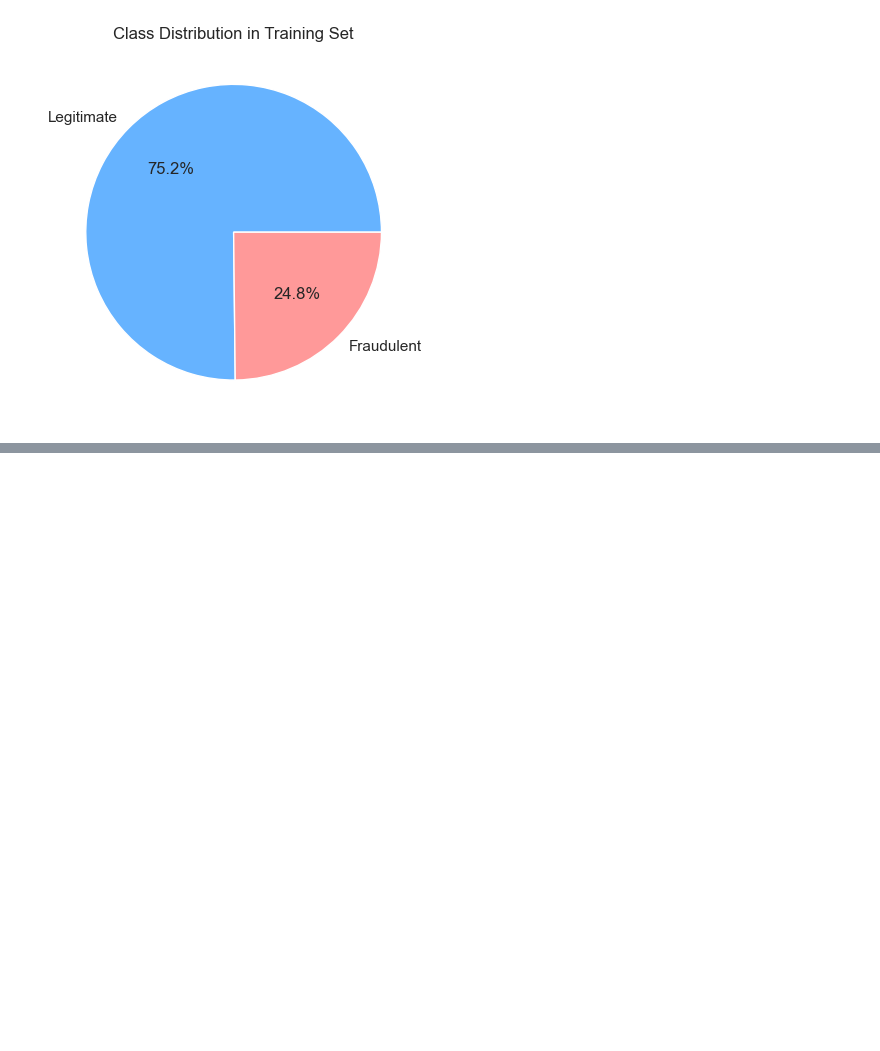
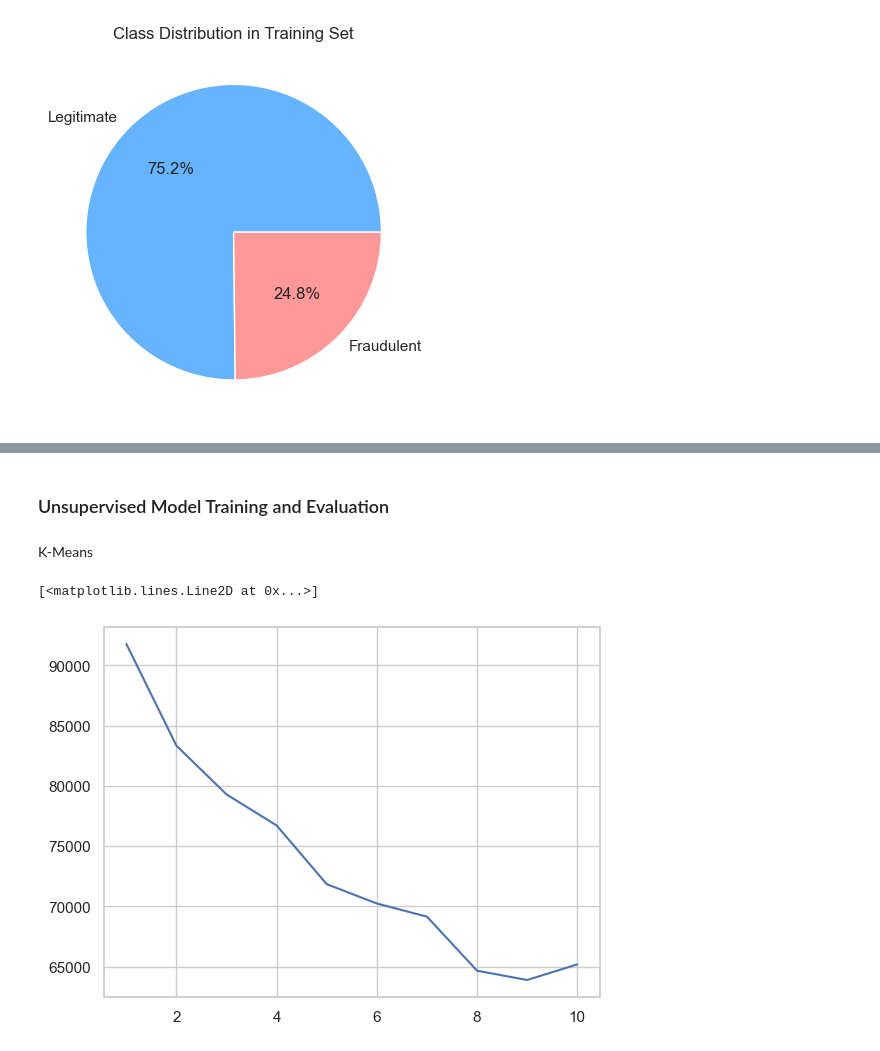
Before and after one commit to achintha-alahakoon/Fraud-Detection, a Jupyter notebook: backend/model2.ipynb, the cells around one changed output, grey strips where cells are left out. Cells and saved outputs as stored; diff of their text form; code cells hidden in the pictures; blank space fills up the shorter version.

```diff
--- a/backend/model2.ipynb
+++ b/backend/model2.ipynb
@@ -22,0 +229,4 @@ df.head()
+# %%
+# Drop ip_address after enrichment
+df = df.drop(columns=['ip_address'])
+df.head()
@@ -73,11 +243,0 @@ Encode categorical features
-# %%
-from sklearn.preprocessing import LabelEncoder
-
-# Encode categorical columns
-label_encoders = {}
-for col in ["device_type", "browser", "operating_system", "device_ip_reputation", "ip_address"]:
-    le = LabelEncoder()
-    df[col] = le.fit_transform(df[col])
-    label_encoders[col] = le
-
-df.head()
@@ -126,0 +272,18 @@ x_train, x_test, y_train, y_test = train_test_split(
+# %%
+from sklearn.model_selection import train_test_split
+
+X = df.drop(columns=["is_fraudulent", "predicted_label"])
+
+# Option A
+y = df["is_fraudulent"]
+
+# Option B
+# y = df["predicted_label"]
+
+X_train, X_test, y_train, y_test = train_test_split(
+    X, y, test_size=0.2, stratify=y, random_state=42
+)
+
+print("Data ready for model training!")
+print("Train size:", X_train.shape)
+print("Test size:", X_test.shape)
@@ -390,0 +307,19 @@ Testing Scores:
+# %% [markdown]
+### Unsupervised Model Training and Evaluation
+# %% [markdown]
+K-Means
+# %%
+from sklearn.cluster import KMeans
+
+k_values = [1, 2, 3, 4, 5, 6, 7, 8, 9, 10]
+wcss_error = []
+
+for k in k_values:
+    kmeans = KMeans(n_clusters=k)
+    kmeans.fit(X)
+    wcss_error.append(kmeans.inertia_)
+# %%
+plt.plot(k_values, wcss_error)
+# %% [output]
+[<matplotlib.lines.Line2D at 0x...>]
+[figure, added]
```
Also changed, not shown: parts of 63 cells of this notebook, 15 other files.
